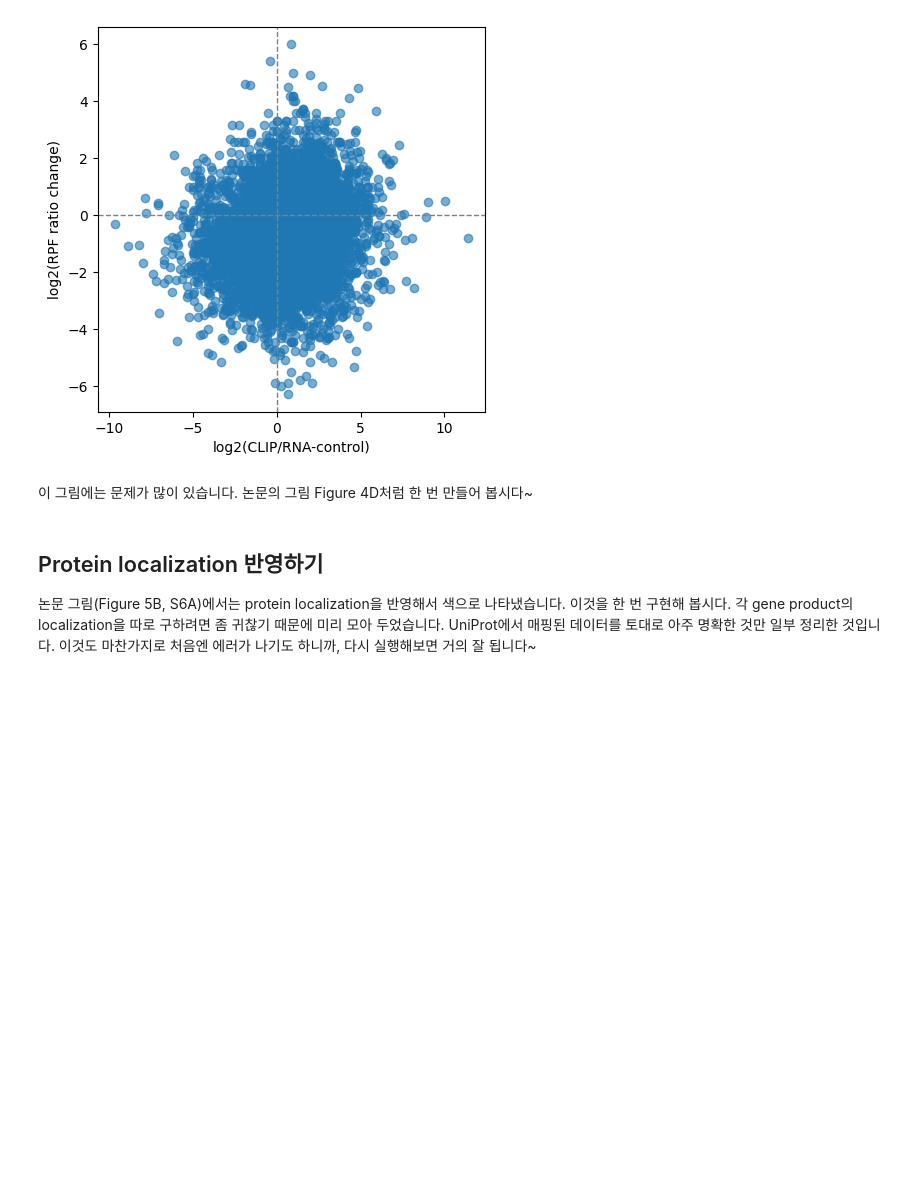
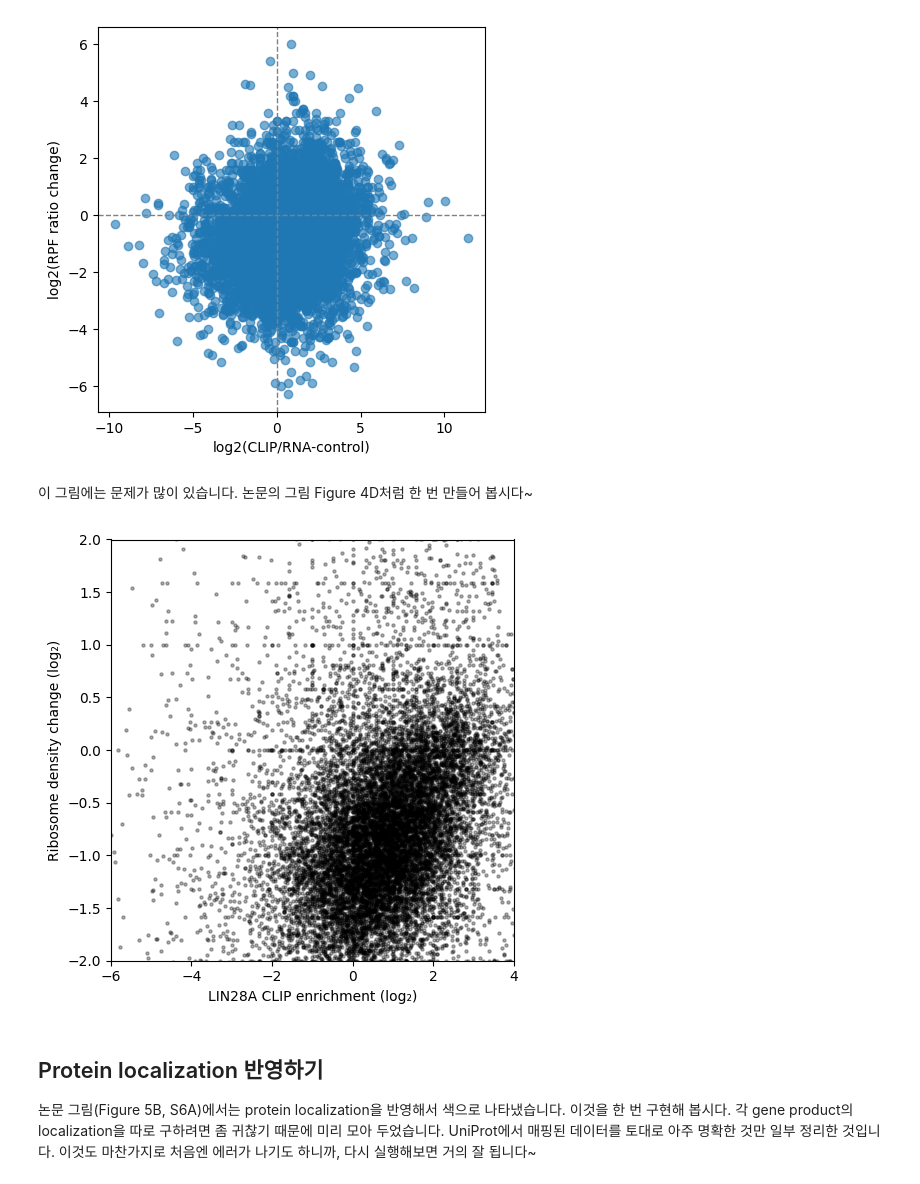
Before and after one commit to Hyeonnji/hyeonji-practice, a Jupyter notebook: CoLab_TermProj_2025_1.ipynb, the cells around one changed output. Drawn from its saved outputs; the diff is of its cells as text; code cells hidden in the pictures; blank space fills up the shorter version.

Commit message:
Smooth log2 scatter plot with normalization

```diff
--- a/CoLab_TermProj_2025_1.ipynb
+++ b/CoLab_TermProj_2025_1.ipynb
@@ -260,3 +258,20 @@ ax.axvline(0, color='gray', linestyle='--', linewidth=1)
+# %%
+import matplotlib.pyplot as plt
+import numpy as np
+
+x = np.log2(cnts['clip_enrichment'].replace(0, np.nan))
+y = np.log2(cnts['rden_change'].replace(0, np.nan))
+
+plt.figure(figsize=(5, 5))
+plt.scatter(x, y, color='black', alpha=0.3, s=5)
+plt.xlabel("LIN28A CLIP enrichment (log₂)")
+plt.ylabel("Ribosome density change (log₂)")
+plt.xlim(-6, 4)
+plt.ylim(-2, 2)
+plt.tight_layout()
+plt.show()
+# %% [output]
+[figure, added]
 # %% [markdown]
 ## Protein localization 반영하기
 
```
Also changed, not shown: parts of 1 cell of this notebook.
